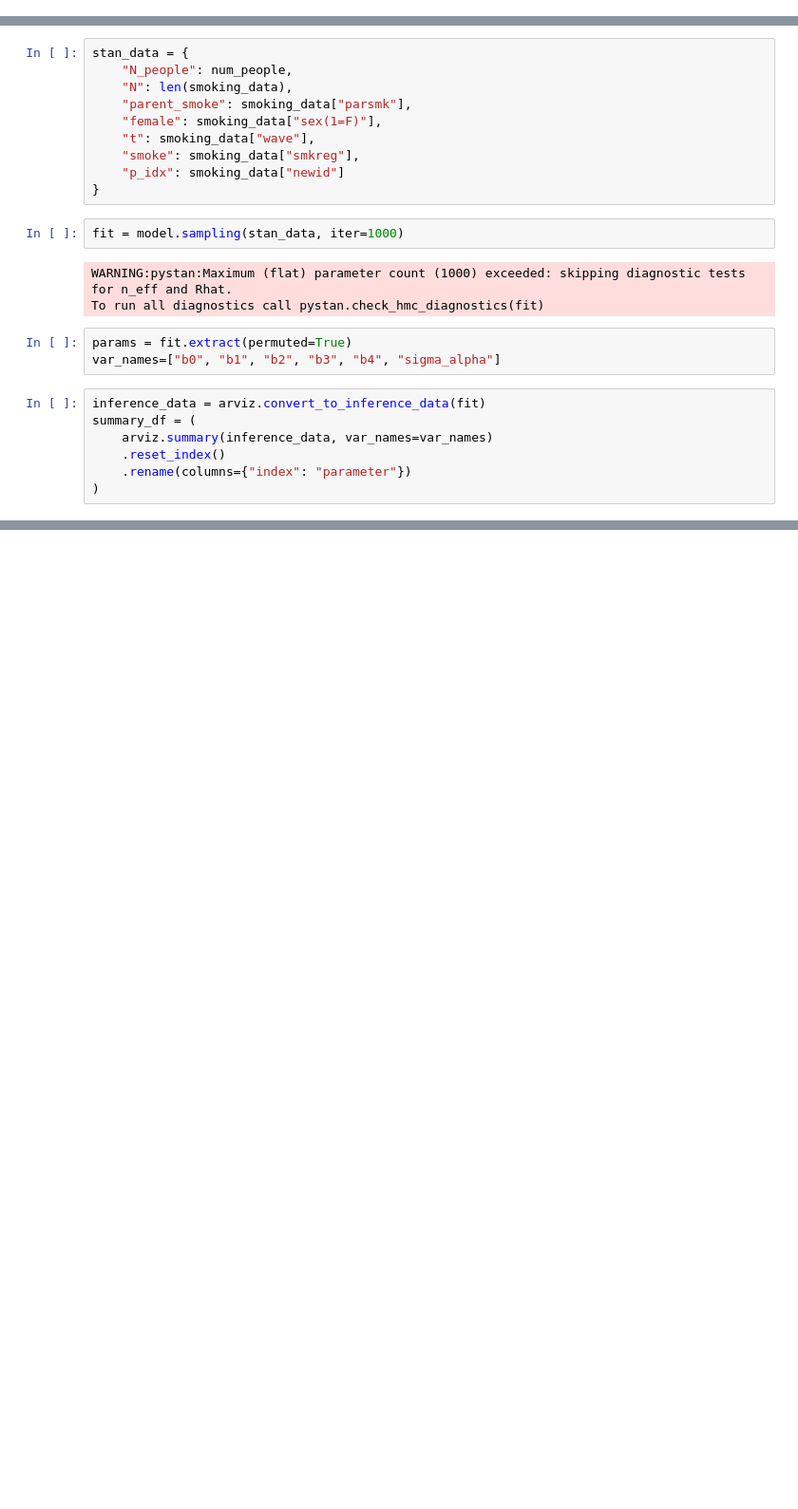
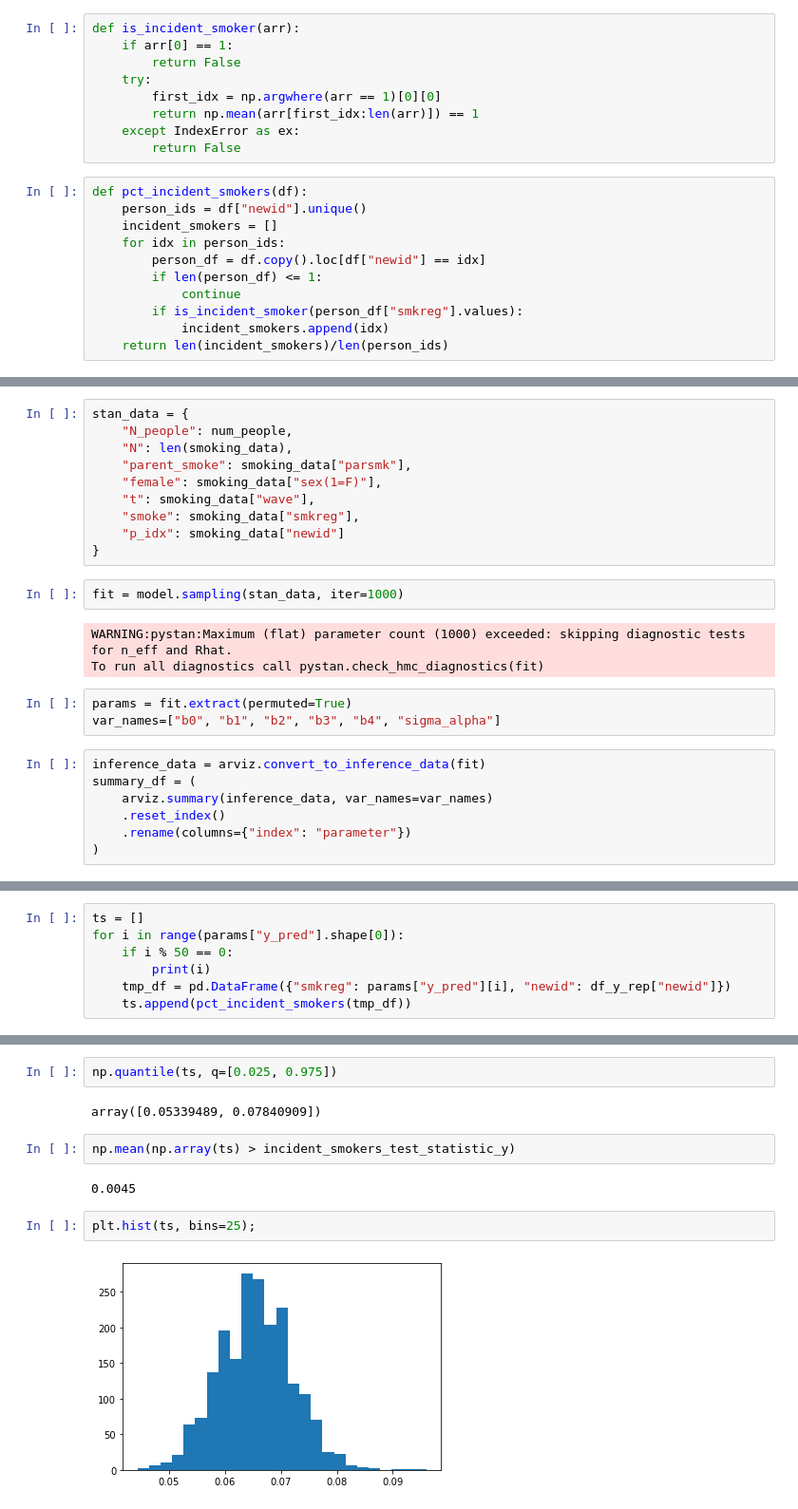
Before and after one commit to maw501/BDA3-python-demos, a Jupyter notebook: demos_ch6/smoking-example.ipynb, the cells around one changed output, grey strips where cells are left out. Shown: that part at 95% size. Saved outputs shown, nothing was run; the diff lists cells and outputs as text; blank space fills up the shorter version.

```diff
--- a/demos_ch6/smoking-example.ipynb
+++ b/demos_ch6/smoking-example.ipynb
@@ -15,0 +18,20 @@ never_smokers_test_statistic_y = (smoking_data.groupby("newid")["smkreg"].agg("s
+# %%
+def is_incident_smoker(arr):
+    if arr[0] == 1:
+        return False
+    try:
+        first_idx = np.argwhere(arr == 1)[0][0]
+        return np.mean(arr[first_idx:len(arr)]) == 1
+    except IndexError as ex:
+        return False
+# %%
+def pct_incident_smokers(df):
+    person_ids = df["newid"].unique()
+    incident_smokers = []
+    for idx in person_ids:
+        person_df = df.copy().loc[df["newid"] == idx]
+        if len(person_df) <= 1:
+            continue
+        if is_incident_smoker(person_df["smkreg"].values):
+            incident_smokers.append(idx)
+    return len(incident_smokers)/len(person_ids)
@@ -84,0 +122,7 @@ ax.set_title(f"p-value: {(np.mean(never_smokers_test_statistic > never_smokers_t
+# %%
+ts = []
+for i in range(params["y_pred"].shape[0]):
+    if i % 50 == 0:
+        print(i)
+    tmp_df = pd.DataFrame({"smkreg": params["y_pred"][i], "newid": df_y_rep["newid"]})
+    ts.append(pct_incident_smokers(tmp_df))
@@ -84,0 +147,12 @@ ax.set_title(f"p-value: {(np.mean(never_smokers_test_statistic > never_smokers_t
+# %%
+np.quantile(ts, q=[0.025, 0.975])
+# %% [output]
+array([0.05339489, 0.07840909])
+# %%
+np.mean(np.array(ts) > incident_smokers_test_statistic_y)
+# %% [output]
+0.0045
+# %%
+plt.hist(ts, bins=25);
+# %% [output]
+[figure, added]
```
Also changed, not shown: parts of 11 cells of this notebook, 1 other file.
